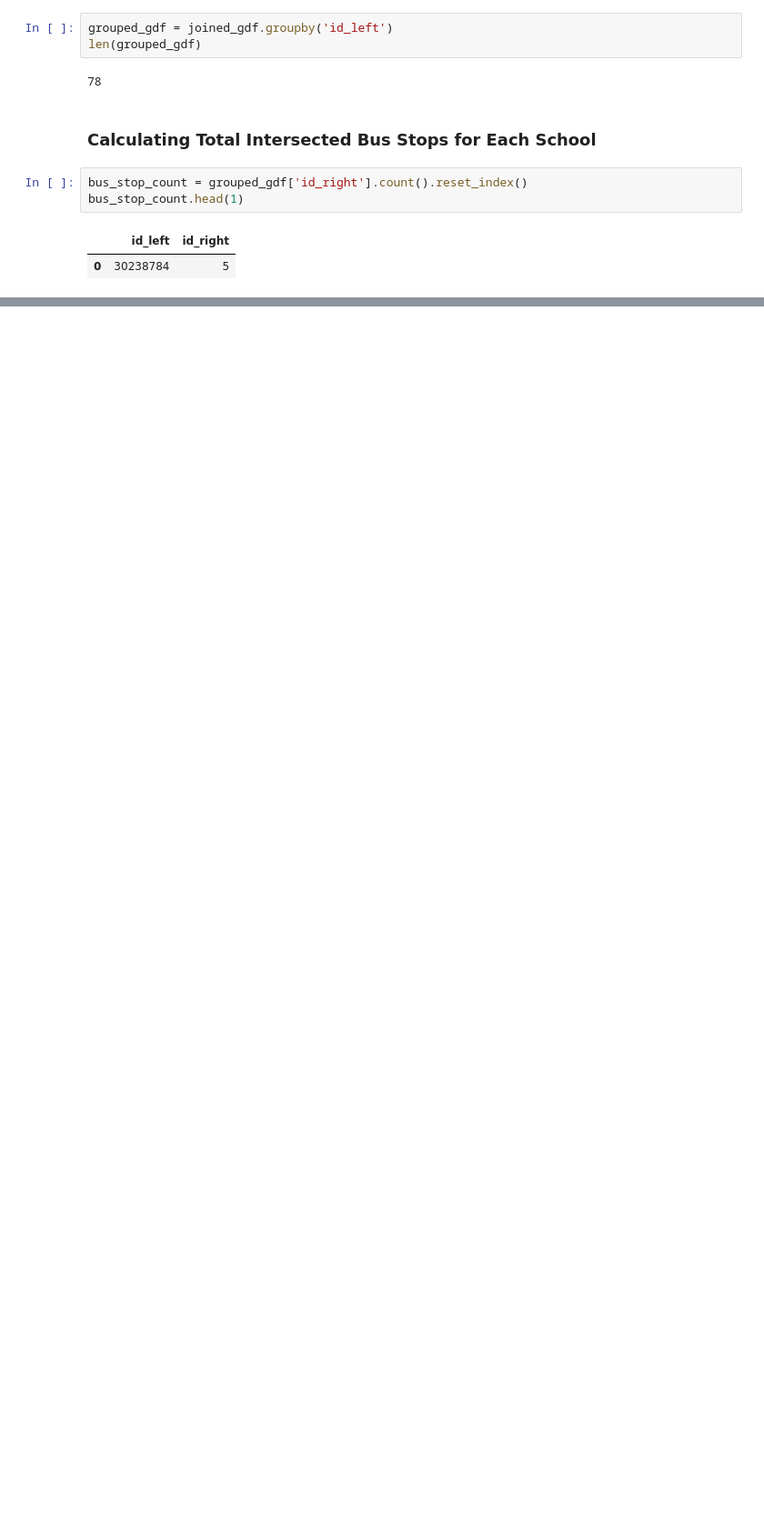
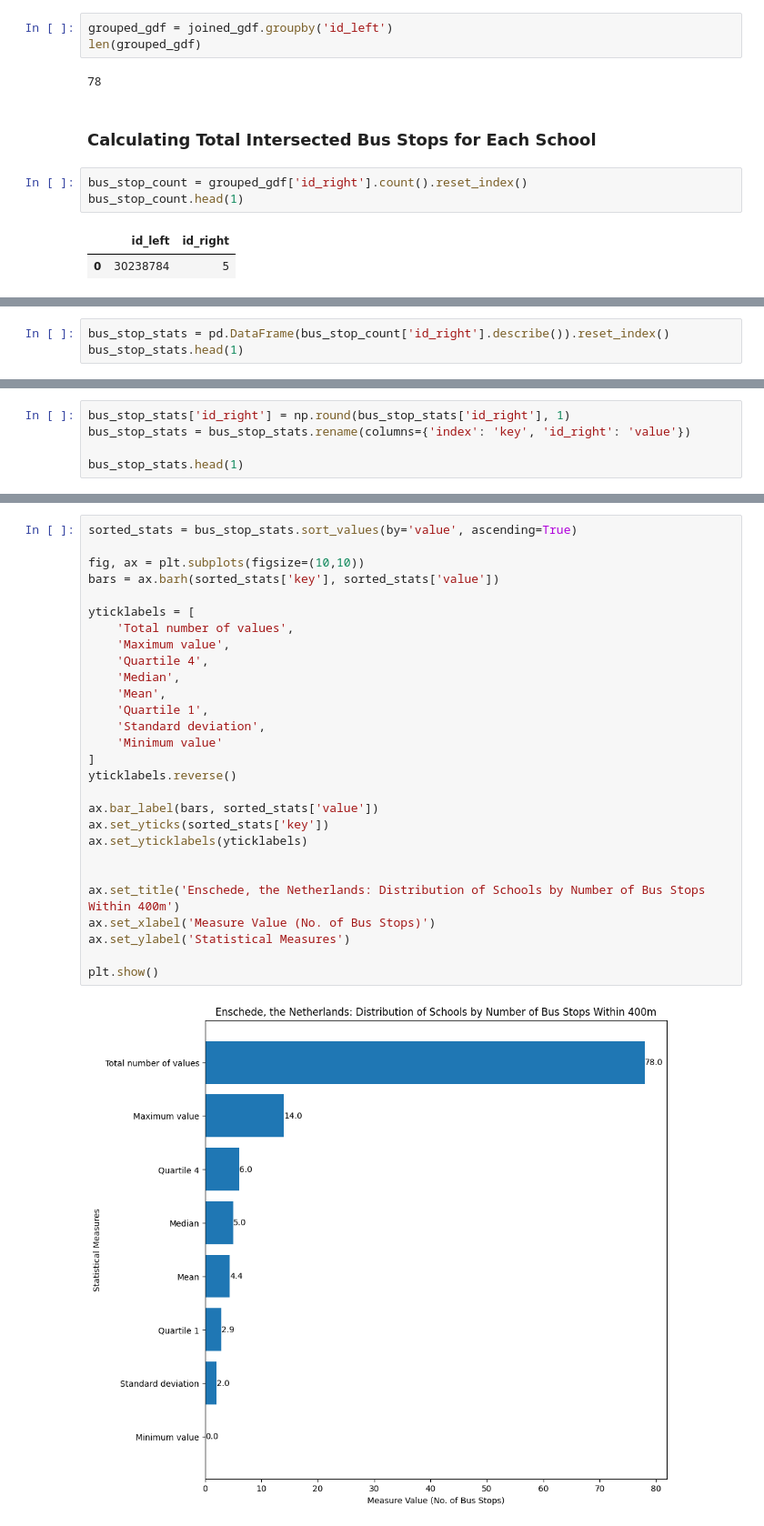
Before and after one commit to armaanFarooqui/dev-experiments, a Jupyter notebook: vectors/spatial_joins/buffer.ipynb, the cells around one changed output, grey strips where cells are left out. Shown at 91% size. Drawn from its saved outputs; the diff is of its cells as text; blank space fills up the shorter version.

```diff
--- a/vectors/spatial_joins/buffer.ipynb
+++ b/vectors/spatial_joins/buffer.ipynb
@@ -181,0 +196,3 @@ ValueError: Data must be 1-dimensional, got ndarray of shape (78, 2) instead
+# %%
+bus_stop_stats = pd.DataFrame(bus_stop_count['id_right'].describe()).reset_index()
+bus_stop_stats.head(1)
@@ -181,0 +204,5 @@ ValueError: Data must be 1-dimensional, got ndarray of shape (78, 2) instead
+# %%
+bus_stop_stats['id_right'] = np.round(bus_stop_stats['id_right'], 1)
+bus_stop_stats = bus_stop_stats.rename(columns={'index': 'key', 'id_right': 'value'})
+
+bus_stop_stats.head(1)
@@ -181,0 +260,30 @@ ValueError: Data must be 1-dimensional, got ndarray of shape (78, 2) instead
+# %%
+sorted_stats = bus_stop_stats.sort_values(by='value', ascending=True)
+
+fig, ax = plt.subplots(figsize=(10,10))
+bars = ax.barh(sorted_stats['key'], sorted_stats['value'])
+
+yticklabels = [
+    'Total number of values',
+    'Maximum value',
+    'Quartile 4',
+    'Median',
+    'Mean',
+    'Quartile 1',
+    'Standard deviation',
+    'Minimum value'
+]
+yticklabels.reverse()
+
+ax.bar_label(bars, sorted_stats['value'])
+ax.set_yticks(sorted_stats['key'])
+ax.set_yticklabels(yticklabels)
+
+
+ax.set_title('Enschede, the Netherlands: Distribution of Schools by Number of Bus Stops Within 400m')
+ax.set_xlabel('Measure Value (No. of Bus Stops)')
+ax.set_ylabel('Statistical Measures')
+
+plt.show()
+# %% [output]
+[figure, added]
```
Also changed, not shown: parts of 18 cells of this notebook.
